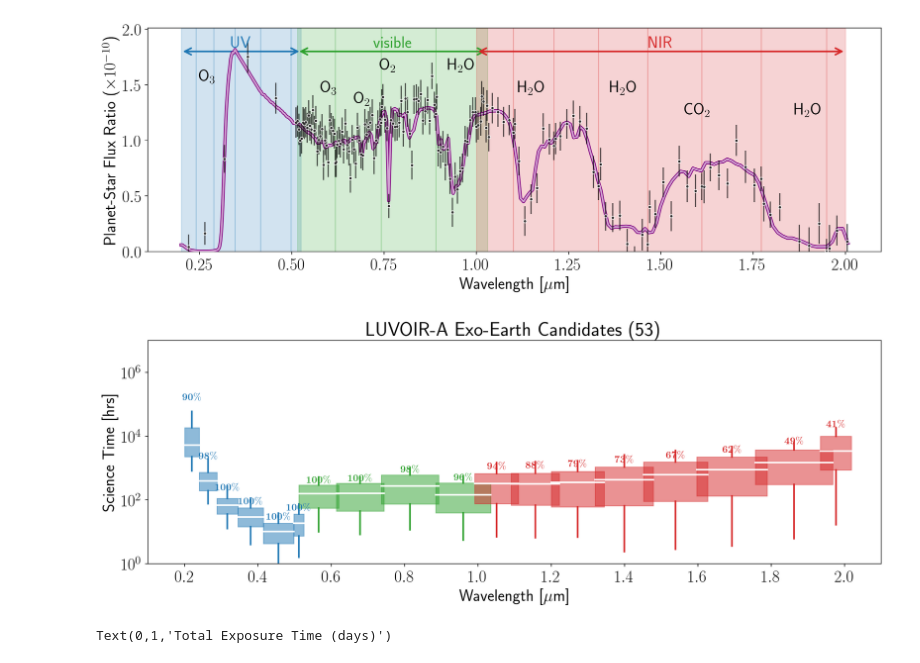
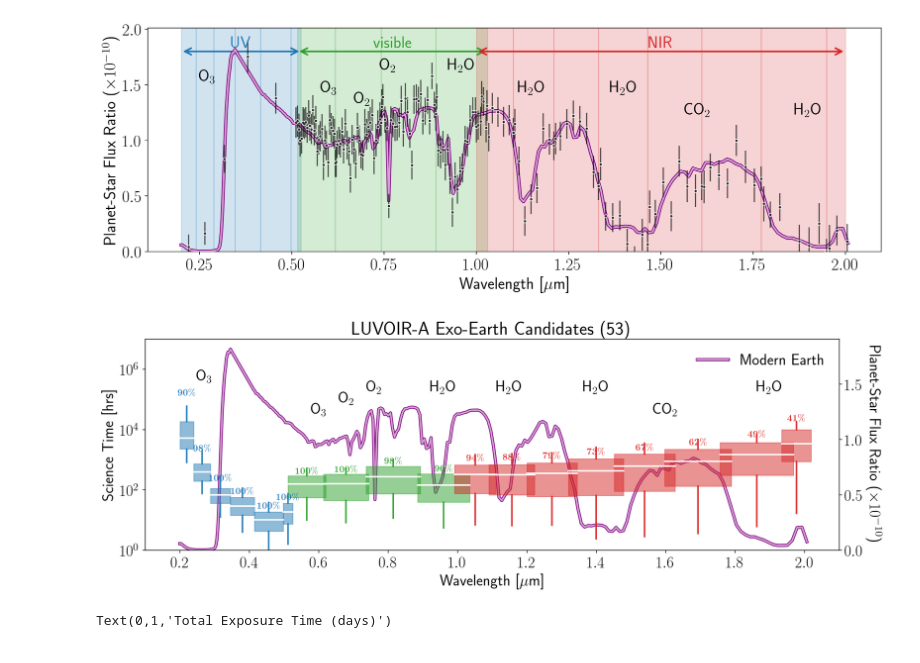
Before and after one commit to jlustigy/luvoir_hec_drm, a Jupyter notebook: notebooks/custom_BPs.ipynb, the cells around one changed output. Cells and saved outputs as stored; diff of their text form; code cells hidden in the pictures.

```diff
--- a/notebooks/custom_BPs.ipynb
+++ b/notebooks/custom_BPs.ipynb
@@ -74,9 +74,9 @@ fig, ax = drmx.plot_observed_spectrum()
 # %% [output]
 [figure]
 # %%
-fig = drmx.plot_bp_exptimes(plot_spectrum = False, title = "LUVOIR-A Exo-Earth Candidates (%i)" %drmx.NBIAS)
+fig = drmx.plot_bp_exptimes(plot_spectrum = True, title = "LUVOIR-A Exo-Earth Candidates (%i)" %drmx.NBIAS)
 # %% [output]
-[figure, old version]
+[figure, new version]
 # %%
 # Define cases
 ibp = np.arange(len(drmx.bp_names))
```
Also changed, not shown: 12 other files.
